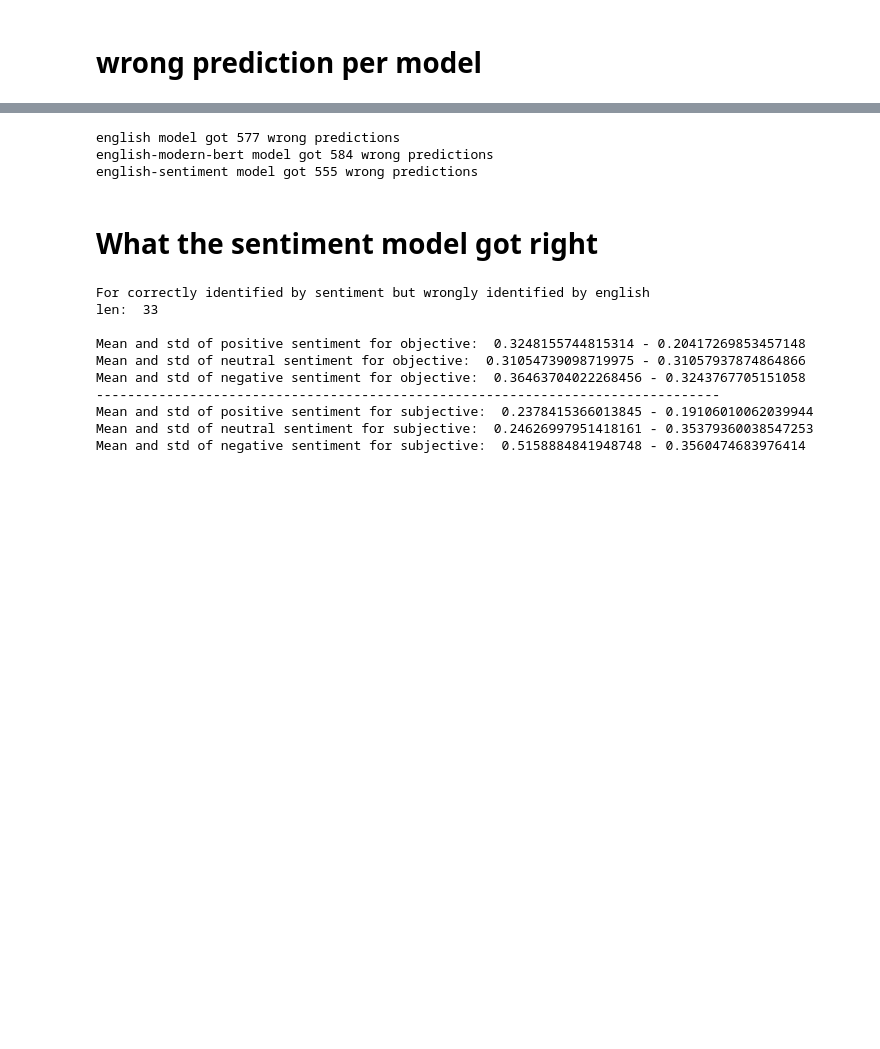
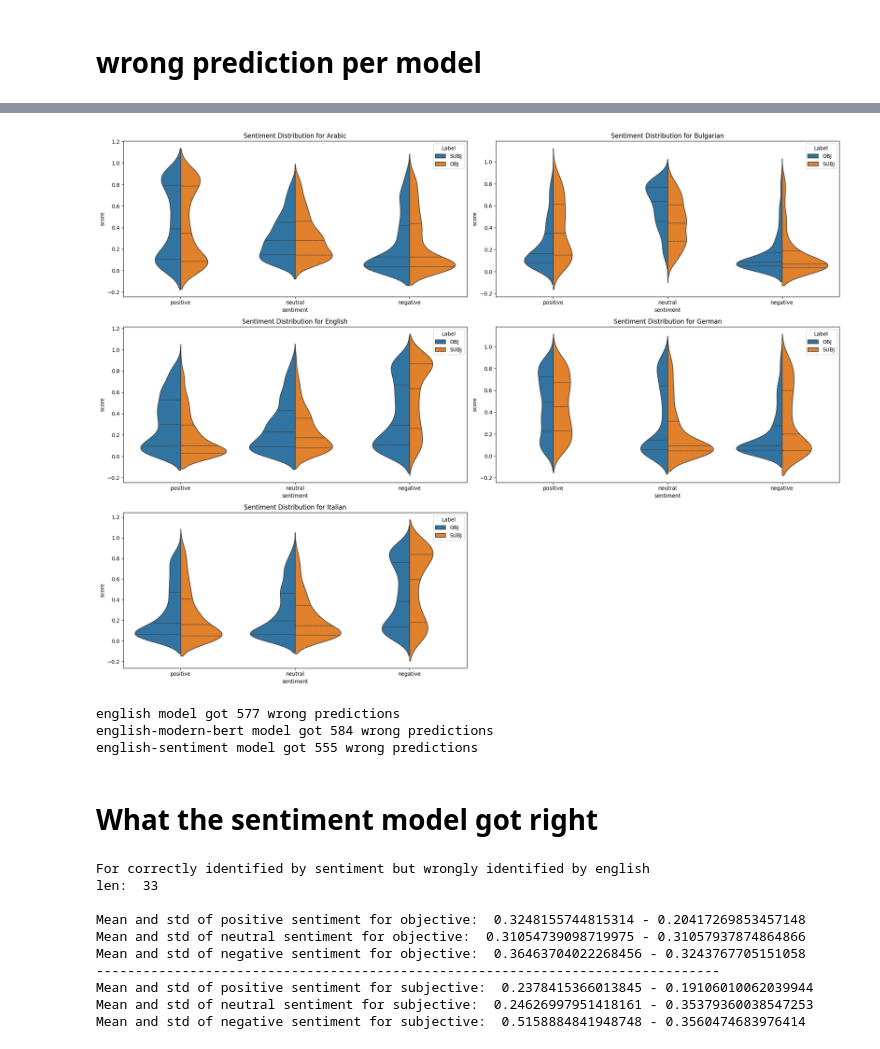
Before and after one commit to MatteoFasulo/clef2025-checkthat, a Jupyter notebook: error_analysis.ipynb, the cells around one changed output, grey strips where cells are left out. Saved outputs shown, nothing was run; the diff lists cells and outputs as text; code cells hidden in the pictures; blank space fills up the shorter version.

```diff
--- a/error_analysis.ipynb
+++ b/error_analysis.ipynb
@@ -90,3 +92,23 @@ global_sentiment.head()
+# %%
+plt.figure(figsize=(20, 15))
+
+for i, language in enumerate(languages, start=1):
+    plt.subplot(3, 2, i)
+    lang_data = global_sentiment[global_sentiment['language'] == language]
+
+    melted_df = lang_data.melt(id_vars=["label"],
+                         value_vars=["positive", "neutral", "negative"],
+                         var_name="sentiment",
+                         value_name="score")
+
+    sns.violinplot(x="sentiment", y="score", hue="label", data=melted_df, split=True, inner="quart")
+    plt.title(f"Sentiment Distribution for {language.capitalize()}")
+    plt.legend(title="Label")
+
+plt.tight_layout()
+plt.show()
+# %% [output]
+[figure, added]
 # %%
 english_df_deberta = pd.read_csv(f"results{os.sep}test_english_predicted.tsv", sep='\t', quoting=csv.QUOTE_NONE)
 english_df_modernbert = pd.read_csv(f"results{os.sep}test_english_modern_predicted.tsv", sep='\t', quoting=csv.QUOTE_NONE)
```
Also changed, not shown: parts of 4 cells of this notebook.
